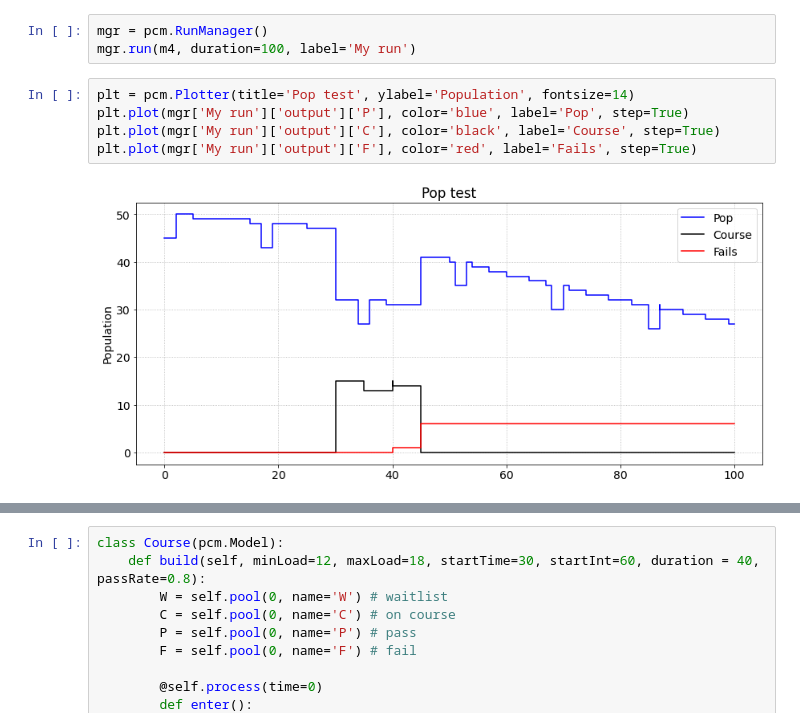
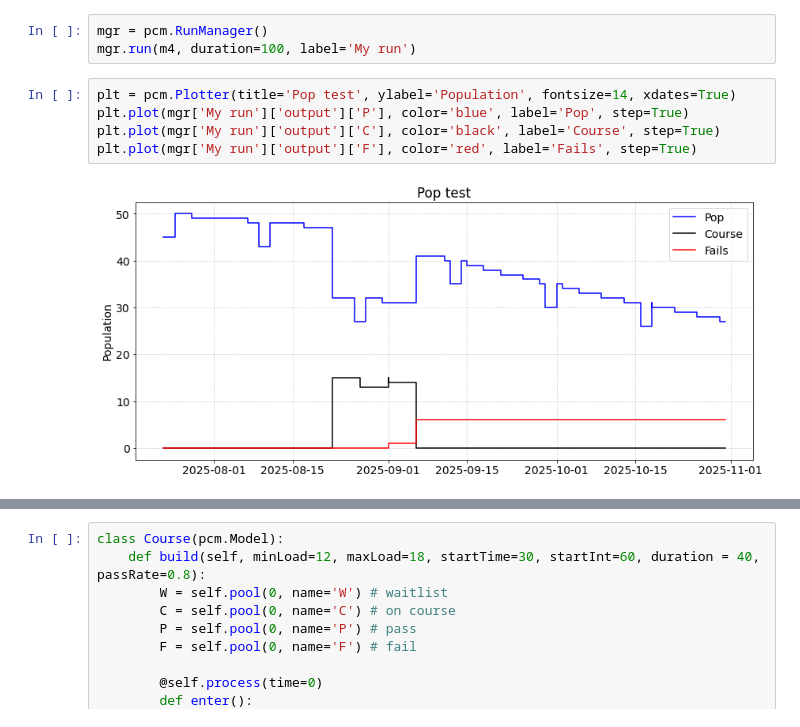
Before and after one commit to DND-DRDC-RDDC/OS_PyCoMod, a Jupyter notebook: test.ipynb, the cells around one changed output, grey strips where cells are left out. Cells and saved outputs as stored; diff of their text form.

```diff
--- a/test.ipynb
+++ b/test.ipynb
@@ -171,10 +173,10 @@ m4 = RoutineModel()
 mgr = pcm.RunManager()
 mgr.run(m4, duration=100, label='My run')
 # %%
-plt = pcm.Plotter(title='Pop test', ylabel='Population', fontsize=14)
+plt = pcm.Plotter(title='Pop test', ylabel='Population', fontsize=14, xdates=True)
 plt.plot(mgr['My run']['output']['P'], color='blue', label='Pop', step=True)
 plt.plot(mgr['My run']['output']['C'], color='black', label='Course', step=True)
 plt.plot(mgr['My run']['output']['F'], color='red', label='Fails', step=True)
 # %% [output]
-[figure, old version]
+[figure, new version]
 # %%
```
Also changed, not shown: parts of 9 cells of this notebook, 4 other files.
